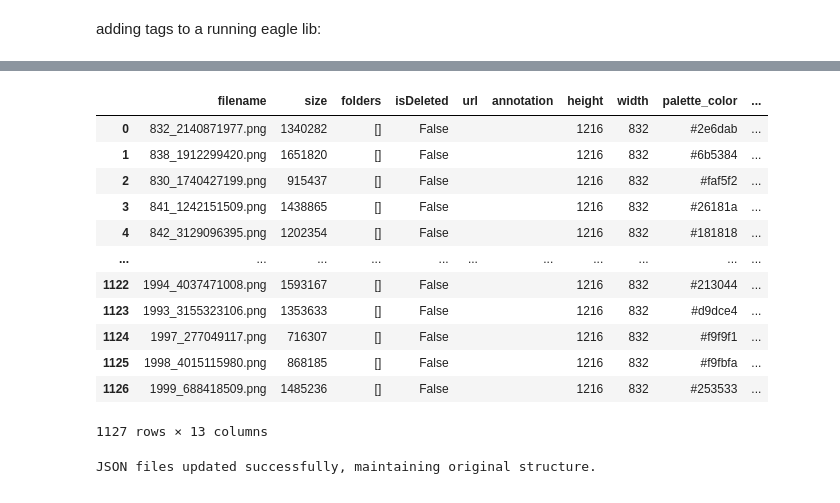
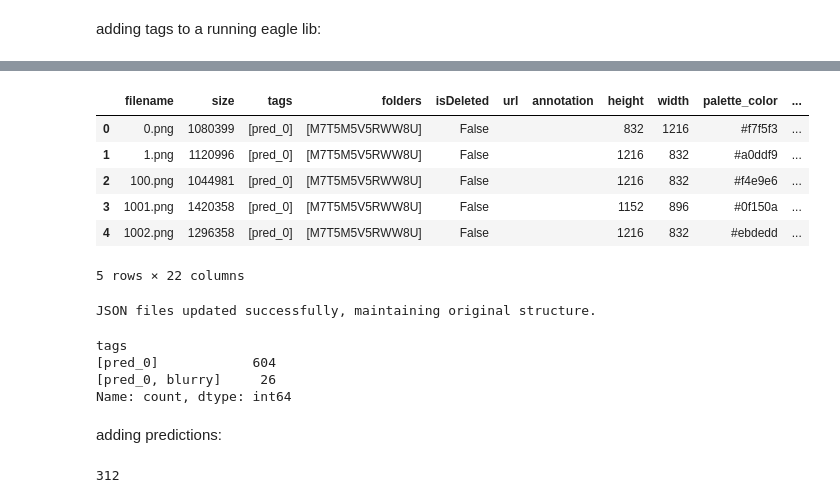
Before and after one commit to arot-devs/eagle-export, a Jupyter notebook: notebooks/dev_windows_labelling.ipynb, the cells around one changed output, grey strips where cells are left out. Cells and saved outputs as stored; diff of their text form; code cells hidden in the pictures.

```diff
--- a/notebooks/dev_windows_labelling.ipynb
+++ b/notebooks/dev_windows_labelling.ipynb
@@ -99,18 +59,12 @@ df = df.drop(columns=["tags"])
 # %%
-df = df.merge(res[["image_path", "tags"]], on="image_path", how="left")
+df = df.merge(res, on="filename", how="left")
+
+df.head()
+# %% [output]
+|  | filename | size | tags | folders | isDeleted | url | annotation | height | width | palette_color | ... |
+| 0 | 0.png | 1080399 | [pred_0] | [M7T5M5V5RWW8U] | False |  |  | 832 | 1216 | #f7f5f3 | ... |
+| 1 | 1.png | 1120996 | [pred_0] | [M7T5M5V5RWW8U] | False |  |  | 1216 | 832 | #a0ddf9 | ... |
+| 2 | 100.png | 1044981 | [pred_0] | [M7T5M5V5RWW8U] | False |  |  | 1216 | 832 | #f4e9e6 | ... |
+| 3 | 1001.png | 1420358 | [pred_0] | [M7T5M5V5RWW8U] | False |  |  | 1152 | 896 | #0f150a | ... |
+| 4 | 1002.png | 1296358 | [pred_0] | [M7T5M5V5RWW8U] | False |  |  | 1216 | 832 | #ebdedd | ... |
+5 rows × 22 columns
-# %%
-df
-# %% [output]
-|  | filename | size | folders | isDeleted | url | annotation | height | width | palette_color | ... |
-| 0 | 832_2140871977.png | 1340282 | [] | False |  |  | 1216 | 832 | #2e6dab | ... |
-| 1 | 838_1912299420.png | 1651820 | [] | False |  |  | 1216 | 832 | #6b5384 | ... |
-| 2 | 830_1740427199.png | 915437 | [] | False |  |  | 1216 | 832 | #faf5f2 | ... |
-| 3 | 841_1242151509.png | 1438865 | [] | False |  |  | 1216 | 832 | #26181a | ... |
-| 4 | 842_3129096395.png | 1202354 | [] | False |  |  | 1216 | 832 | #181818 | ... |
-| ... | ... | ... | ... | ... | ... | ... | ... | ... | ... | ... |
-| 1122 | 1994_4037471008.png | 1593167 | [] | False |  |  | 1216 | 832 | #213044 | ... |
-| 1123 | 1993_3155323106.png | 1353633 | [] | False |  |  | 1216 | 832 | #d9dce4 | ... |
-| 1124 | 1997_277049117.png | 716307 | [] | False |  |  | 1216 | 832 | #f9f9f1 | ... |
-| 1125 | 1998_4015115980.png | 868185 | [] | False |  |  | 1216 | 832 | #f9fbfa | ... |
-| 1126 | 1999_688418509.png | 1485236 | [] | False |  |  | 1216 | 832 | #253533 | ... |
-1127 rows × 13 columns
@@ -118,3 +95,12 @@ df
 write_df_to_json(df)
 # %% [output]
 JSON files updated successfully, maintaining original structure.
+# %%
+df["tags"].value_counts()
+# %% [output]
+tags
+[pred_0]            604
+[pred_0, blurry]     26
+Name: count, dtype: int64
+# %% [markdown]
+adding predictions:
@@ -120,0 +115,4 @@ JSON files updated successfully, maintaining original structure.
+# %%
+len(df)
+# %% [output]
+312
```
Also changed, not shown: parts of 14 cells of this notebook, 1 other file.
